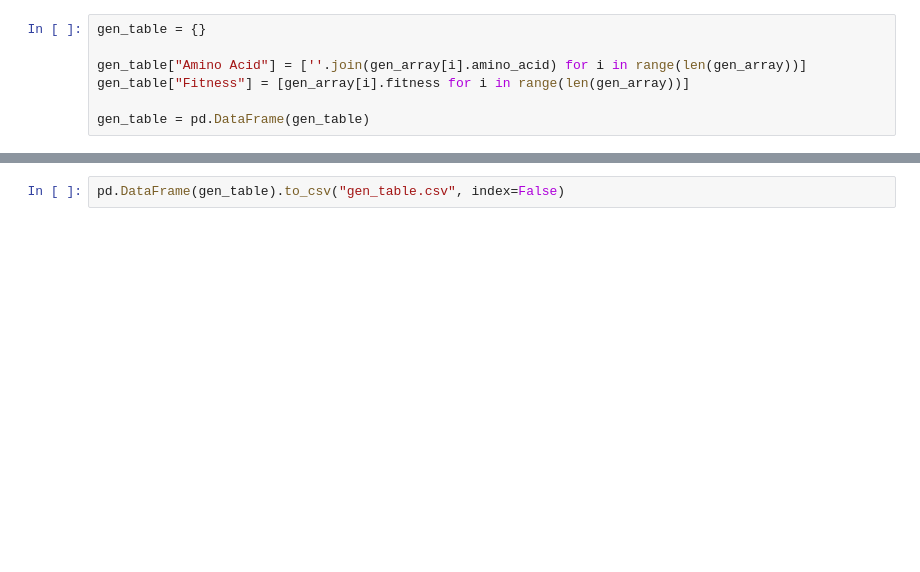
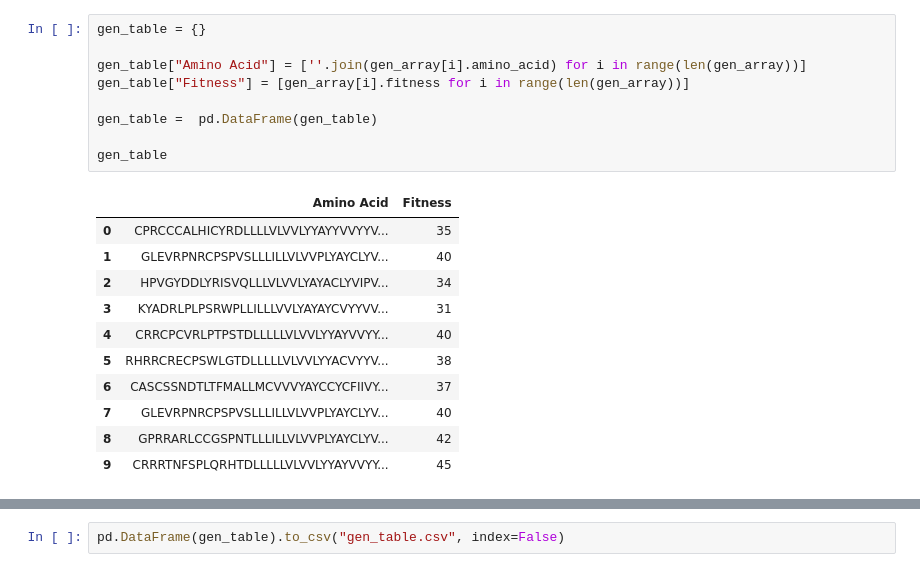
Before and after one commit to Habeeb-bu/computational_biology, a Jupyter notebook: CS515_project_2 copy.ipynb, the cells around one changed output, grey strips where cells are left out. Cells and saved outputs as stored; diff of their text form; blank space fills up the shorter version.

```diff
--- a/CS515_project_2 copy.ipynb
+++ b/CS515_project_2 copy.ipynb
@@ -362,7 +364,21 @@ Adding a genome to the gen_array
 # %%
 gen_table = {}
 
 gen_table["Amino Acid"] = [''.join(gen_array[i].amino_acid) for i in range(len(gen_array))]
 gen_table["Fitness"] = [gen_array[i].fitness for i in range(len(gen_array))]
 
-gen_table = pd.DataFrame(gen_table)
+gen_table =  pd.DataFrame(gen_table)
+
+gen_table
+# %% [output]
+|  | Amino Acid | Fitness |
+| 0 | CPRCCCALHICYRDLLLLVLVVLYYAYYVVYYV... | 35 |
+| 1 | GLEVRPNRCPSPVSLLLILLVLVVPLYAYCLYV... | 40 |
+| 2 | HPVGYDDLYRISVQLLLVLVVLYAYACLYVIPV... | 34 |
+| 3 | KYADRLPLPSRWPLLILLLVVLYAYAYCVYYVV... | 31 |
+| 4 | CRRCPCVRLPTPSTDLLLLLVLVVLYYAYVVYY... | 40 |
+| 5 | RHRRCRECPSWLGTDLLLLLVLVVLYYACVYYV... | 38 |
+| 6 | CASCSSNDTLTFMALLMCVVVYAYCCYCFIIVY... | 37 |
+| 7 | GLEVRPNRCPSPVSLLLILLVLVVPLYAYCLYV... | 40 |
+| 8 | GPRRARLCCGSPNTLLLILLVLVVPLYAYCLYV... | 42 |
+| 9 | CRRRTNFSPLQRHTDLLLLLVLVVLYYAYVVYY... | 45 |
```
Also changed, not shown: parts of 14 cells of this notebook, 5 other files.
